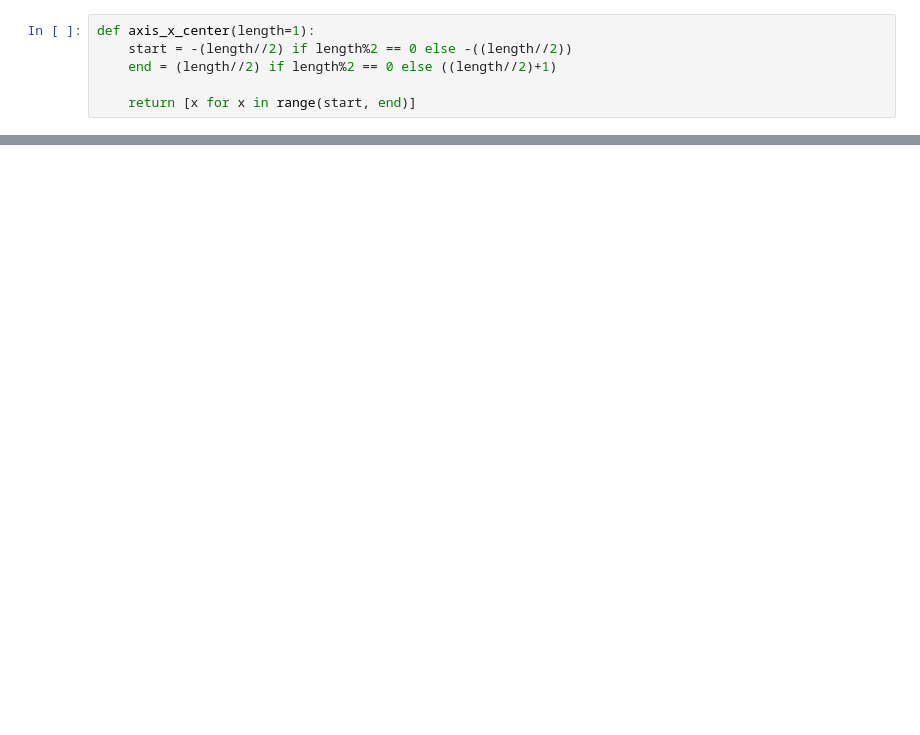
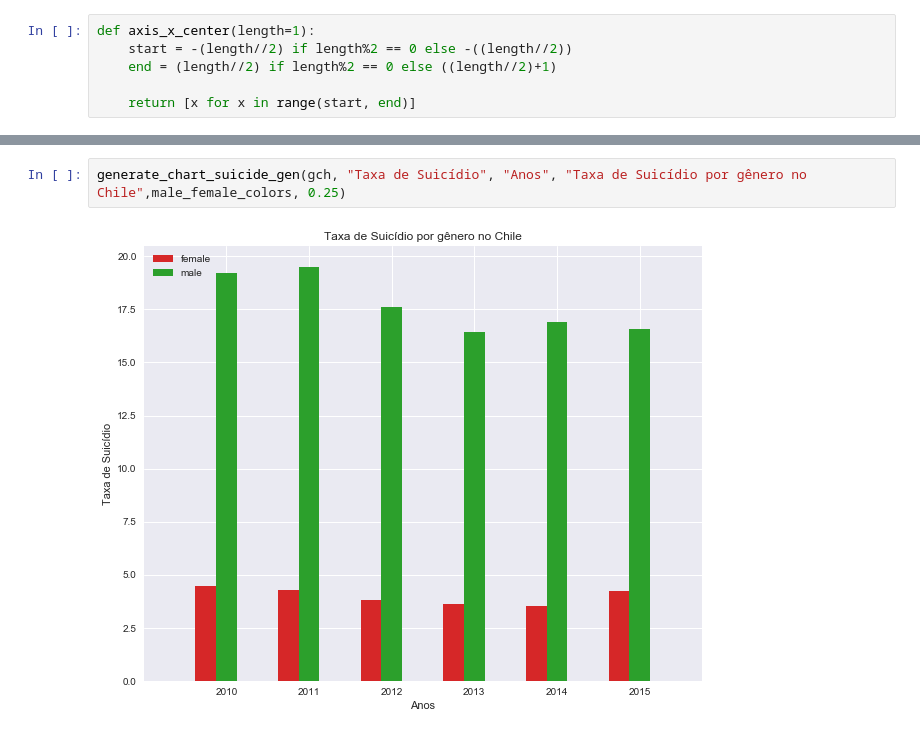
Before and after one commit to Eudess/suicide-data-science, a Jupyter notebook: Entrega 03/suicide_analytics.ipynb, the cells around one changed output, grey strips where cells are left out. Cells and saved outputs as stored; diff of their text form; blank space fills up the shorter version.

```diff
--- a/Entrega 03/suicide_analytics.ipynb
+++ b/Entrega 03/suicide_analytics.ipynb
@@ -891,0 +595,4 @@ generate_growth_pop_age_barh(sweden_age_75, 'year', 'populationFemaleTaxa', 'pop
+# %%
+generate_chart_suicide_gen(gch, "Taxa de Suicídio", "Anos", "Taxa de Suicídio por gênero no Chile",male_female_colors, 0.25)
+# %% [output]
+[figure, added]
```
Also changed, not shown: parts of 158 cells of this notebook, 2 other files.
